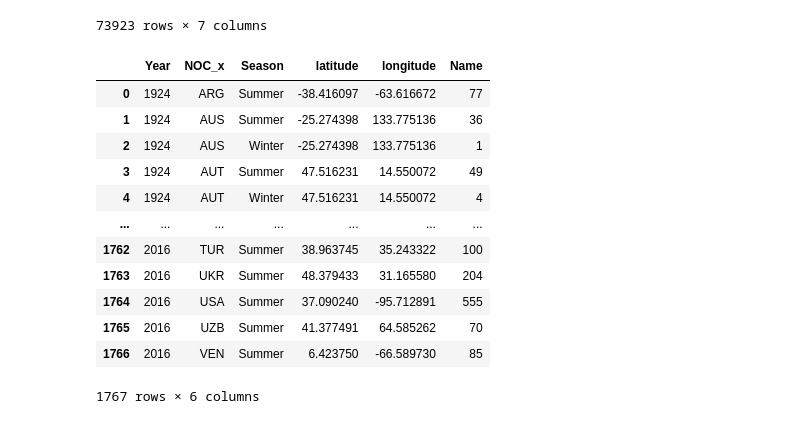
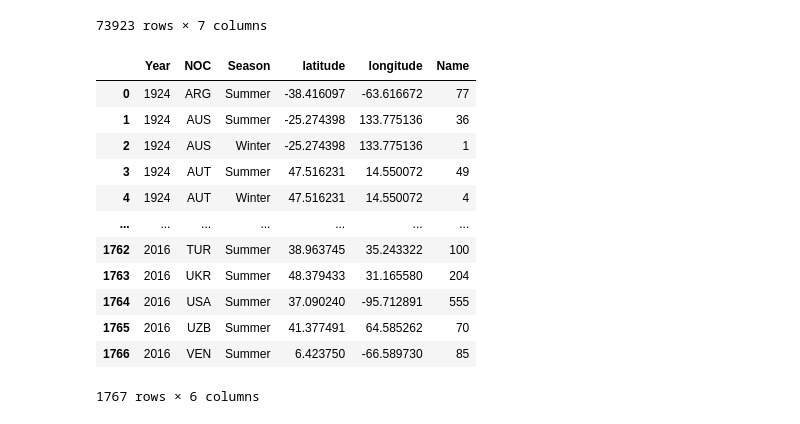
Before and after one commit to eugkik/Project1, a Jupyter notebook: BaseData-Bob Copy.ipynb, the cells around one changed output. Saved outputs shown, nothing was run; the diff lists cells and outputs as text; code cells hidden in the pictures.

```diff
--- a/BaseData-Bob Copy.ipynb
+++ b/BaseData-Bob Copy.ipynb
@@ -242,9 +240,10 @@ df_events_f
 # %%
 # country participation grouping
 df_events_g = df_events_e.groupby(['Year','NOC_x', 'Season','latitude','longitude'], as_index=False).agg({'Name':'nunique'})
+df_events_g = df_events_g.rename(columns={'NOC_x':'NOC'})
 df_events_g
 # %% [output]
-|  | Year | NOC_x | Season | latitude | longitude | Name |
+|  | Year | NOC | Season | latitude | longitude | Name |
 | 0 | 1924 | ARG | Summer | -38.416097 | -63.616672 | 77 |
 | 1 | 1924 | AUS | Summer | -25.274398 | 133.775136 | 36 |
 | 2 | 1924 | AUS | Winter | -25.274398 | 133.775136 | 1 |
```
Also changed, not shown: parts of 11 cells of this notebook, 3 other files.
